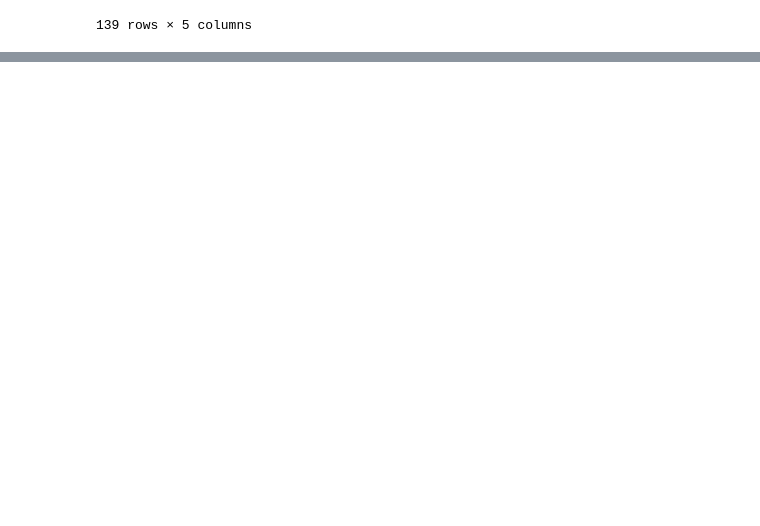
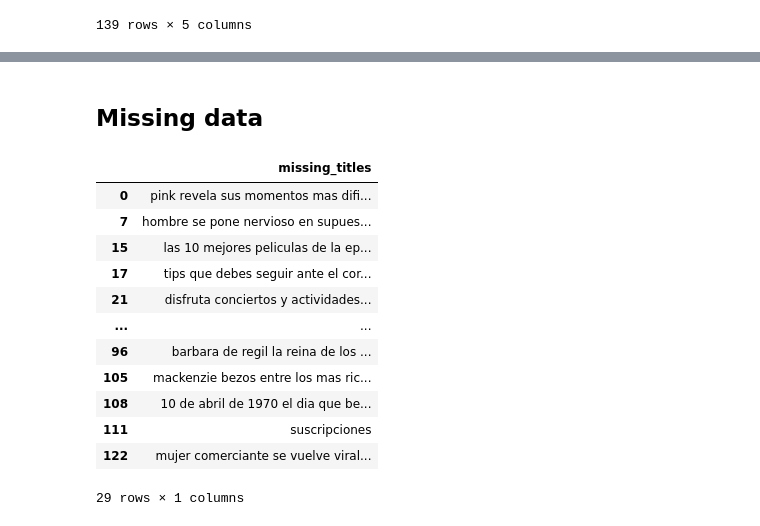
Before and after one commit to Luisehica/Data_Engineering, a Jupyter notebook: Intro Pandas.ipynb, the cells around one changed output, grey strips where cells are left out. Cells and saved outputs as stored; diff of their text form; code cells hidden in the pictures; blank space fills up the shorter version.

Commit message:
data cleaning finish

```diff
--- a/Intro Pandas.ipynb
+++ b/Intro Pandas.ipynb
@@ -198 +198,28 @@ www.clubeluniversal.mx          1
 Name: host, Length: 15, dtype: int64
+# %% [markdown]
+## Missing data
+# %%
+# 3. Rellenar datos faltantos
+
+missing_titles_mask = el_universal['title'].isna()
+
+missing_titles = (el_universal[missing_titles_mask]['url']
+                      .str.extract(r'(?P<missing_titles>[^/]+)$')
+                      .applymap(lambda title: title.split('-'))
+                      .applymap(lambda title_word_list: ' '.join(title_word_list))
+                 )
+missing_titles
+# %% [output]
+|  | missing_titles |
+| 0 | pink revela sus momentos mas difi... |
+| 7 | hombre se pone nervioso en supues... |
+| 15 | las 10 mejores peliculas de la ep... |
+| 17 | tips que debes seguir ante el cor... |
+| 21 | disfruta conciertos y actividades... |
+| ... | ... |
+| 96 | barbara de regil la reina de los ... |
+| 105 | mackenzie bezos entre los mas ric... |
+| 108 | 10 de abril de 1970 el dia que be... |
+| 111 | suscripciones |
+| 122 | mujer comerciante se vuelve viral... |
+29 rows × 1 columns
```
Also changed, not shown: parts of 6 cells of this notebook, 2 other files.
